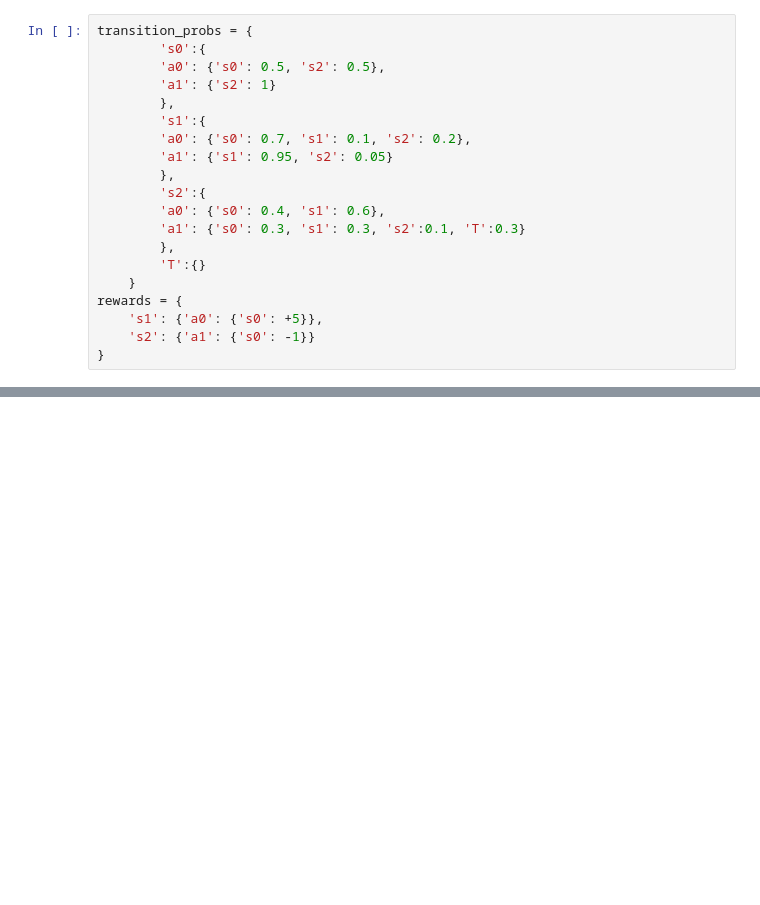
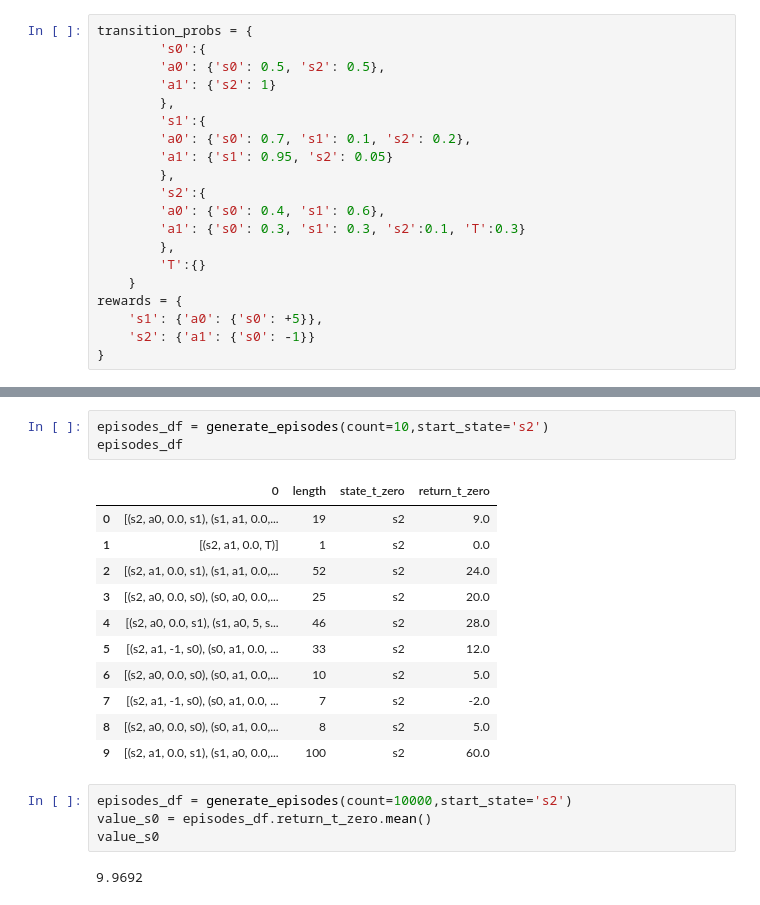
Before and after one commit to vumaasha/rl_handson, a Jupyter notebook: MDP/mdp.ipynb, the cells around one changed output, grey strips where cells are left out. Saved outputs shown, nothing was run; the diff lists cells and outputs as text; blank space fills up the shorter version.

```diff
--- a/MDP/mdp.ipynb
+++ b/MDP/mdp.ipynb
@@ -77,0 +83,21 @@ get_return(episode, 10, 0.9)
+# %%
+episodes_df = generate_episodes(count=10,start_state='s2')
+episodes_df
+# %% [output]
+|  | 0 | length | state_t_zero | return_t_zero |
+| 0 | [(s2, a0, 0.0, s1), (s1, a1, 0.0,... | 19 | s2 | 9.0 |
+| 1 | [(s2, a1, 0.0, T)] | 1 | s2 | 0.0 |
+| 2 | [(s2, a1, 0.0, s1), (s1, a1, 0.0,... | 52 | s2 | 24.0 |
+| 3 | [(s2, a0, 0.0, s0), (s0, a0, 0.0,... | 25 | s2 | 20.0 |
+| 4 | [(s2, a0, 0.0, s1), (s1, a0, 5, s... | 46 | s2 | 28.0 |
+| 5 | [(s2, a1, -1, s0), (s0, a1, 0.0, ... | 33 | s2 | 12.0 |
+| 6 | [(s2, a0, 0.0, s0), (s0, a1, 0.0,... | 10 | s2 | 5.0 |
+| 7 | [(s2, a1, -1, s0), (s0, a1, 0.0, ... | 7 | s2 | -2.0 |
+| 8 | [(s2, a0, 0.0, s0), (s0, a1, 0.0,... | 8 | s2 | 5.0 |
+| 9 | [(s2, a1, 0.0, s1), (s1, a0, 0.0,... | 100 | s2 | 60.0 |
+# %%
+episodes_df = generate_episodes(count=10000,start_state='s2')
+value_s0 = episodes_df.return_t_zero.mean()
+value_s0
+# %% [output]
+9.9692
```
Also changed, not shown: parts of 8 cells of this notebook, 3 other files.
